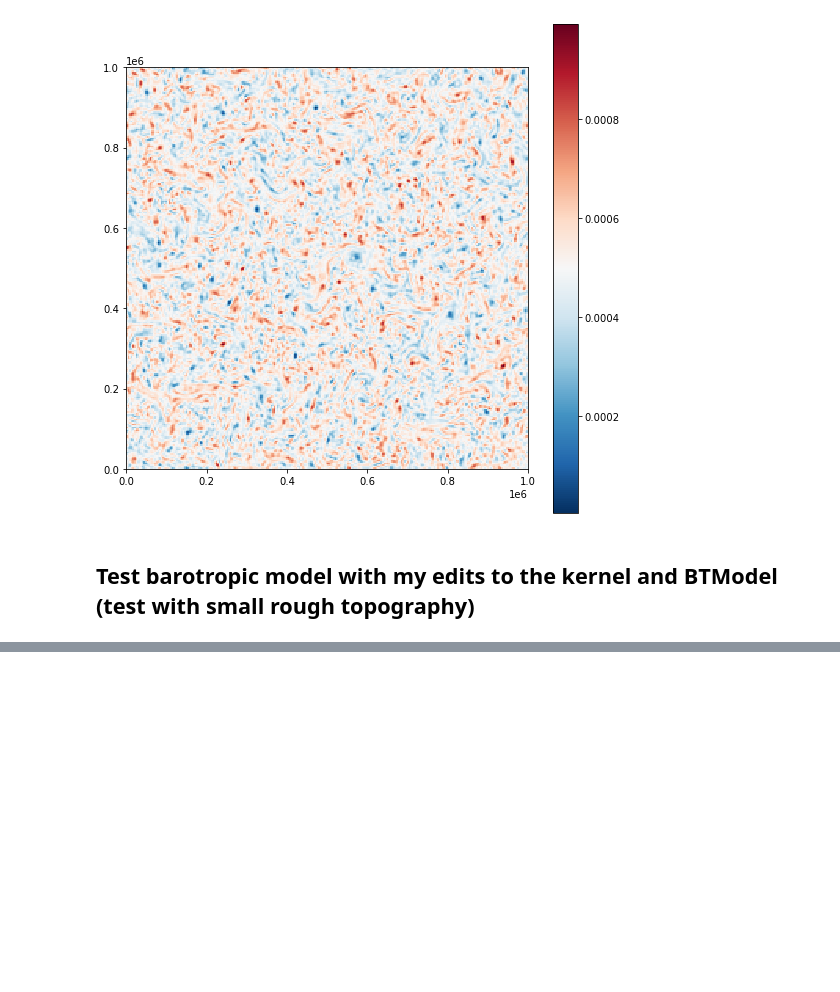
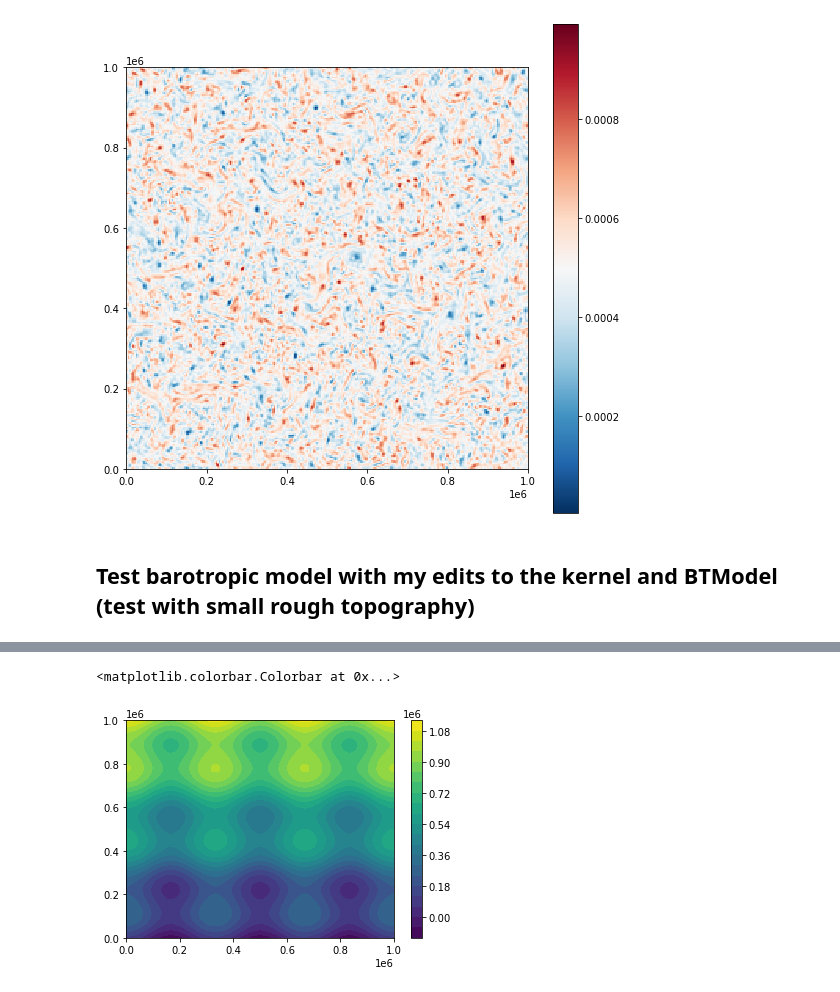
Before and after one commit to mpudig/pyqg, a Jupyter notebook: expts_pudig/bt_model_test.ipynb, the cells around one changed output, grey strips where cells are left out. Drawn from its saved outputs; the diff is of its cells as text; code cells hidden in the pictures; blank space fills up the shorter version.

```diff
--- a/expts_pudig/bt_model_test.ipynb
+++ b/expts_pudig/bt_model_test.ipynb
@@ -546,11 +546,18 @@ def zero_mean_bump(h, n, L, xx, yy):
 
     return h * np.sin(2*n * np.pi / L * xx) * np.sin(2*n * np.pi / L * yy)
 
+def non_zero_mean_bump(h, n, L, xx, yy):
+
+    c = 1.
+
+    return h * (np.cos(2*n * np.pi / L * c * xx) + np.sin(2*n * np.pi / L * c * yy))
+
 x = np.linspace(0., L, int(nx))
 y = np.linspace(0., L, int(nx))
 xx, yy = np.meshgrid(x, y)
 
-htop = zero_mean_bump(1, 3, L, xx, yy)
+htop = 100 * zero_mean_bump(1, 3, L, xx, yy)
+# htop = non_zero_mean_bump(1, 3, L, xx, yy)
 
 # Planetary stuff
 f0 = 1e-4
@@ -569,11 +576,11 @@ tmax = dt * 10000
 # Create the model object
 m = pyqg.BTModel(L = L, rd = Ld, nx = nx,
                  f0 = f0, beta = beta, rek = rek,
-                 H = H, hy = hy, hx = hx, htop = 100000 * htop,
-                 tmax = tmax, dt = dt, twrite = 100.)
+                 H = H, hy = hy, hx = hx, htop = htop,
+                 tmax = tmax, dt = dt, twrite = 1000.)
 
-plt.contourf(xx, yy, m.htop[0,:,:])
-plt.colorbar()
+# plt.contourf(xx, yy, m.htop[0,:,:] + 1e-2 * yy)
+# plt.colorbar()
 
 m.run()
 # %% [output]
@@ -613,0 +626,6 @@ plot_q(m_ds)
+# %%
+plt.contourf(xx, yy, m.htop[0,:,:] + 1 * yy, levels=20)
+plt.colorbar()
+# %% [output]
+<matplotlib.colorbar.Colorbar at 0x...>
+[figure, added]
```
Also changed, not shown: parts of 3 cells of this notebook, 1 other file.
